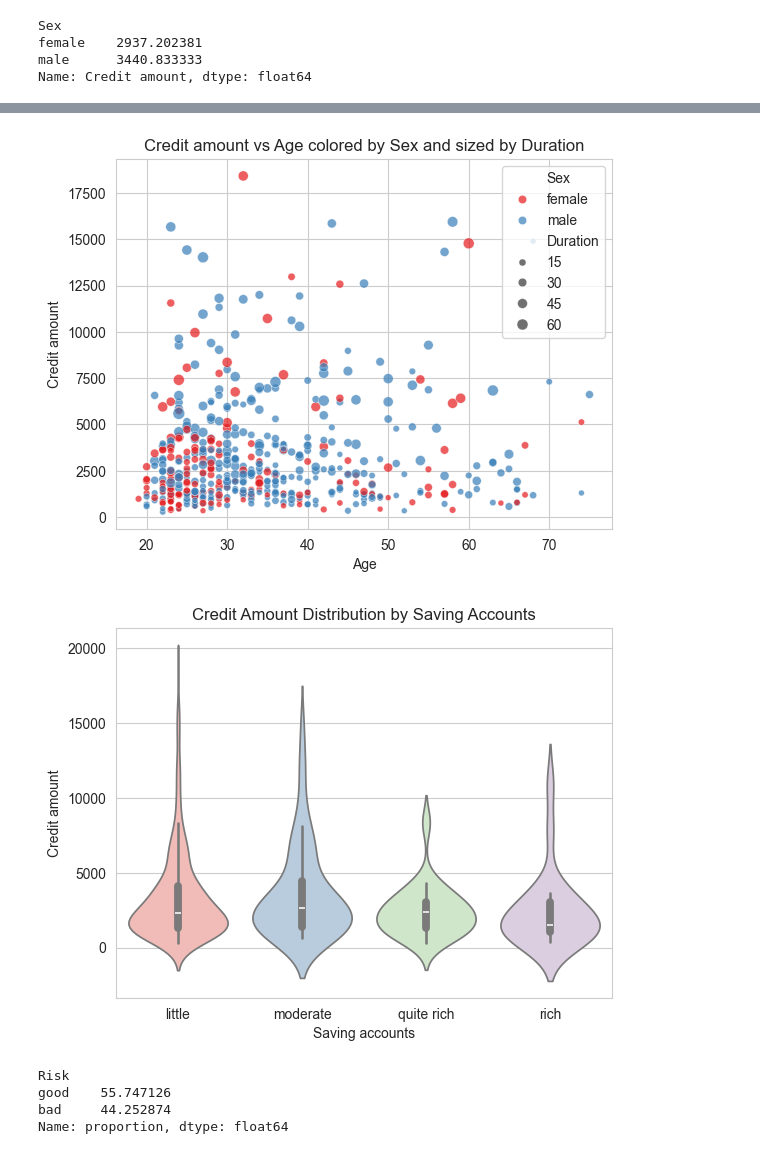
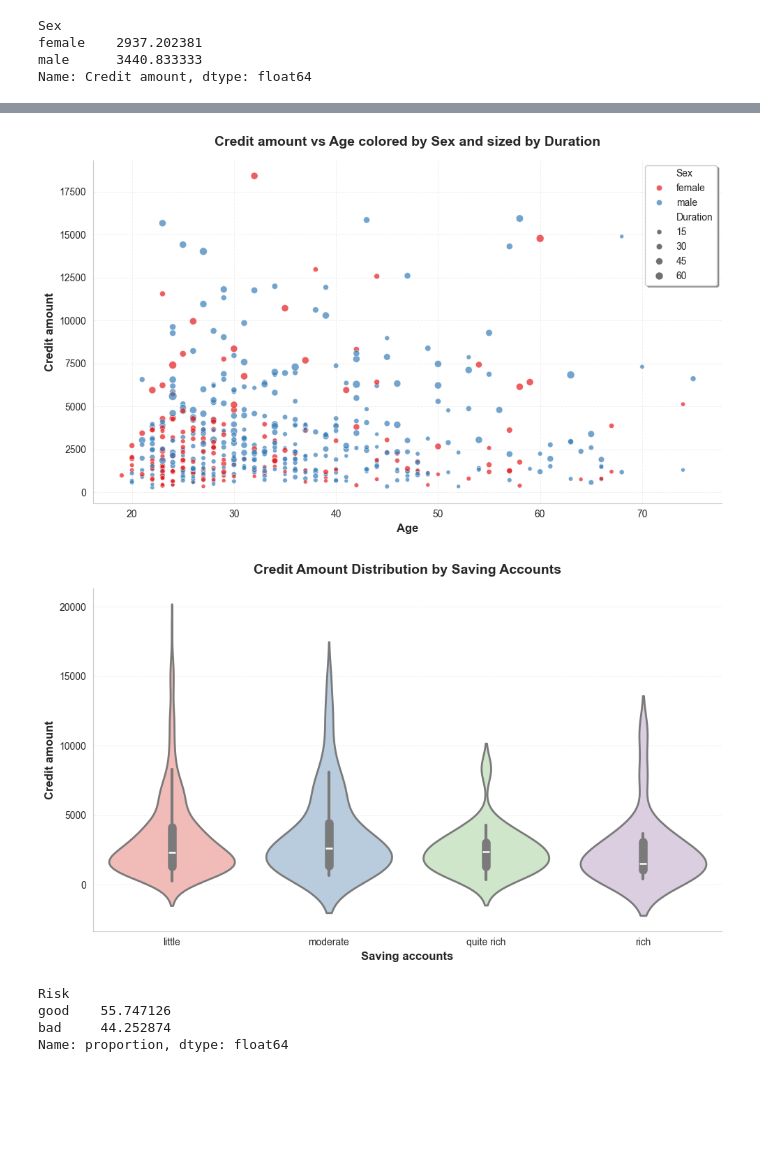
Before and after one commit to MateuszGruntkowski/Credit-Risk-Modeling, a Jupyter notebook: eda.ipynb, the cells around one changed output, grey strips where cells are left out. Saved outputs shown, nothing was run; the diff lists cells and outputs as text; code cells hidden in the pictures; blank space fills up the shorter version.

```diff
--- a/eda.ipynb
+++ b/eda.ipynb
@@ -215,17 +273,48 @@ pd.pivot_table(df, values="Credit amount", index = "Housing", columns = "Purpose
 | own | 3725.973684 | 3120.485437 | 1333.5 | 2625.076923 | 3031.100000 | 2307.613861 | 2993.5 | ... |
 | rent | 6180.833333 | 3398.285714 | NaN | 2627.857143 | 2890.285714 | 2138.000000 | 2384.0 | ... |
 # %%
-sns.scatterplot(data = df, x = "Age", y = "Credit amount", hue = "Sex", size = "Duration", alpha = 0.7, palette = "Set1")
-plt.title("Credit amount vs Age colored by Sex and sized by Duration")
+fig, ax = plt.subplots(figsize=(10, 6))
+fig.patch.set_facecolor('white')
+
+sns.scatterplot(data=df, x="Age", y="Credit amount", hue="Sex", size="Duration",
+                alpha=0.7, palette="Set1", edgecolor='white', linewidth=0.5, ax=ax)
+
+plt.title("Credit amount vs Age colored by Sex and sized by Duration",
+          fontsize=14, fontweight='bold', pad=15)
+plt.xlabel("Age", fontsize=12, fontweight='bold')
+plt.ylabel("Credit amount", fontsize=12, fontweight='bold')
+plt.legend(fontsize=10, frameon=True, shadow=True, loc='best')
+plt.grid(alpha=0.3, linestyle='--', linewidth=0.7)
+ax.set_axisbelow(True)
+
+ax.spines['top'].set_visible(False)
+ax.spines['right'].set_visible(False)
+
+plt.tight_layout()
 plt.show()
 # %% [output]
-[figure, old version]
+[figure, new version]
 # %%
-sns.violinplot(data = df, x = "Saving accounts", y = "Credit amount", hue = "Saving accounts", palette = "Pastel1")
-plt.title("Credit Amount Distribution by Saving Accounts")
+fig, ax = plt.subplots(figsize=(10, 6))
+fig.patch.set_facecolor('white')
+
+sns.violinplot(data=df, x="Saving accounts", y="Credit amount", hue="Saving accounts",
+               palette="Pastel1", linewidth=2, ax=ax)
+
+plt.title("Credit Amount Distribution by Saving Accounts",
+          fontsize=14, fontweight='bold', pad=15)
+plt.xlabel("Saving accounts", fontsize=12, fontweight='bold')
+plt.ylabel("Credit amount", fontsize=12, fontweight='bold')
+plt.grid(axis='y', alpha=0.3, linestyle='--', linewidth=0.7)
+ax.set_axisbelow(True)
+
+ax.spines['top'].set_visible(False)
+ax.spines['right'].set_visible(False)
+
+plt.tight_layout()
 plt.show()
 # %% [output]
-[figure, old version]
+[figure, new version]
 # %%
 print(df["Risk"].value_counts(normalize = True) * 100)
 # %% [output]
```
Also changed, not shown: parts of 5 cells of this notebook.
